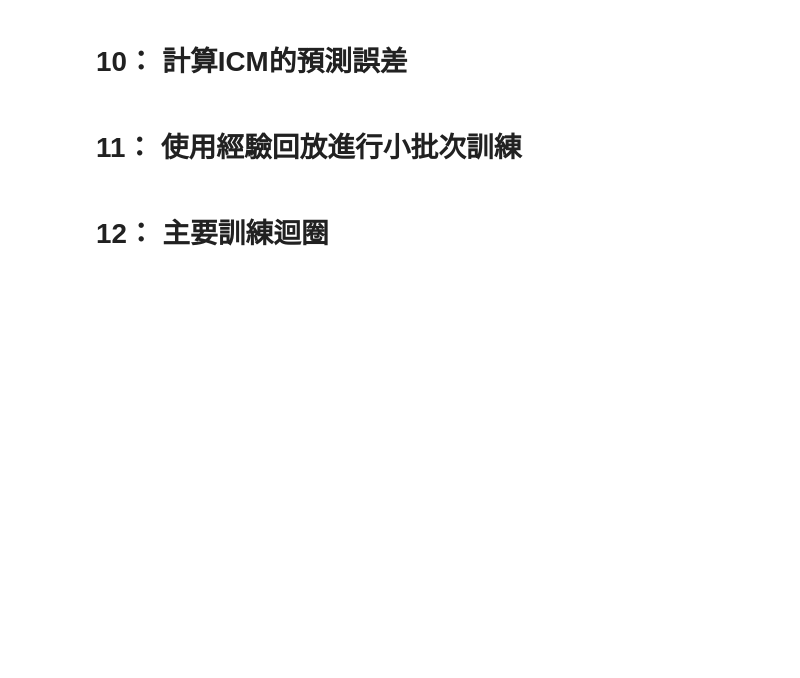
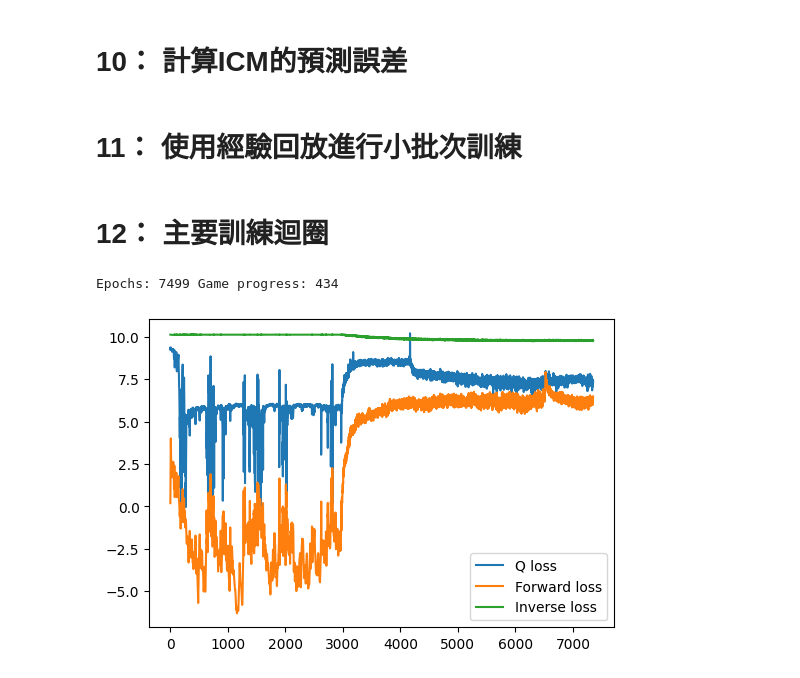
Before and after one commit to zhamba1130/RL_super_mario, a Jupyter notebook: RL/mario-ICM.ipynb, the cells around one changed output. Saved outputs shown, nothing was run; the diff lists cells and outputs as text; code cells hidden in the pictures; blank space fills up the shorter version.

```diff
--- a/RL/mario-ICM.ipynb
+++ b/RL/mario-ICM.ipynb
@@ -236,7 +232,7 @@ params = {
 
 replay = ExperienceReplay(N=1000, batch_size=params['batch_size'])
 
-Qmodel = Qnetwork().to(device)
+Qmodel = Qnetwork()
 encoder = Phi()
 forward_model = Fnet()
 inverse_model = Gnet()
@@ -286,6 +282,7 @@ def ICM(state1, action, state2, forward_scale=1., inverse_scale=1e4):
 # %%
 def minibatch_train(use_extrinsic=True):
     state1_batch, action_batch, reward_batch, state2_batch = replay.get_batch()
+
     action_batch = action_batch.view(action_batch.shape[0], 1) #在此張量中增加一個維度，以符合模型的需求
     reward_batch = reward_batch.view(reward_batch.shape[0], 1)
 
@@ -300,13 +297,8 @@ def minibatch_train(use_extrinsic=True):
     qvals = Qmodel(state2_batch) #計算新狀態的動作價值
 
     reward += params['gamma'] * torch.max(qvals)
-    reward_pred = Qmodel(state1_batch.to(device))
+    reward_pred = Qmodel(state1_batch)
     reward_target = reward_pred.clone()
-
-    #print(reward_target)
-    #print(reward_target.size())
-    #print(reward.size())
-    #reward = reward.to(device)
 
     #action_batch是由整數組成的張量，且每個整數代表一個動作的索引值，這裡將它們轉換成由多個one-hot編碼向量組成的張量。
     indices = torch.stack((torch.arange(action_batch.shape[0]), action_batch.squeeze()), dim=0)
@@ -321,20 +313,20 @@ def minibatch_train(use_extrinsic=True):
 # %%
 from IPython.display import clear_output
 
-epochs = 5000
+epochs = 7500
 env.reset()
 state1 = prepare_initial_state(env.render('rgb_array'))
-eps=0.15
+eps = 0.15
 losses = []
 episode_length = 0
-switch_to_eps_greedy =1000
+switch_to_eps_greedy = 1000
 state_deque = deque(maxlen=params['frames_per_state'])
 e_reward = 0.
 ep_lengths = []
 
 last_x_pos = 40 #用來追踪馬利歐是否有在前進，若很久沒前進則重置遊戲
 
-use_extrinsic = True #使用外在回饋值
+use_extrinsic = False #使用外在回饋值
 
 for i in range(epochs):
     print("Epochs:",i,"Game progress:",last_x_pos)
@@ -343,7 +335,7 @@ for i in range(epochs):
     episode_length += 1
 
     #運行DQN並預測一個動作價值向量
-    q_val_pred = Qmodel(state1.to(device))
+    q_val_pred = Qmodel(state1)
 
     #在1,000次訓練過後，換成 ε—貪婪策略
     if i > switch_to_eps_greedy:
@@ -356,12 +348,18 @@ for i in range(epochs):
         state2, e_reward_, done, info = env.step(action)
         last_x_pos = info['x_pos']
         if done:
+            if info["flag_get"]:
+                e_reward_ += 50
+            else:
+                e_reward_ -= 50
+
             state1 = reset_env()
             break
         e_reward += e_reward_
+
         state_deque.append(prepare_state(state2))
 
-    state2 = torch.stack(list(state_deque),dim=1) #將state_deque串列轉換成張量
+    state2 = torch.stack(list(state_deque), dim=1) #將state_deque串列轉換成張量
     replay.add_memory(state1, action, e_reward, state2) #將單一經驗資料存入經驗池
     e_reward = 0
 
@@ -390,19 +388,23 @@ for i in range(epochs):
 
     loss.backward()
     opt.step()
+# %% [output]
+Epochs: 7499 Game progress: 434
 # %%
 losses_ = []
 for l in losses:
     o = []
     for i in range(len(l)):
         o.append(l[i].item())
     losses_.append(o)
 
 losses_ = np.array(losses_)
-plt.figure(figsize = (14,12))
+plt.figure(figsize = (6,4))
 plt.plot(np.log(losses_[:,0]),label='Q loss')
 plt.plot(np.log(losses_[:,1]),label='Forward loss')
 plt.plot(np.log(losses_[:,2]),label='Inverse loss')
 plt.legend()
 plt.show()
+# %% [output]
+[figure, added]
 # %%
```
Also changed, not shown: parts of 4 cells of this notebook.
